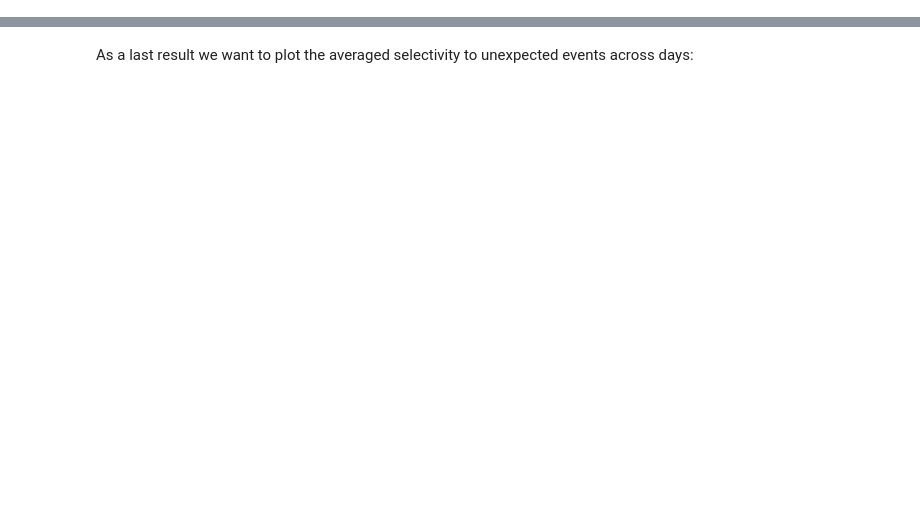
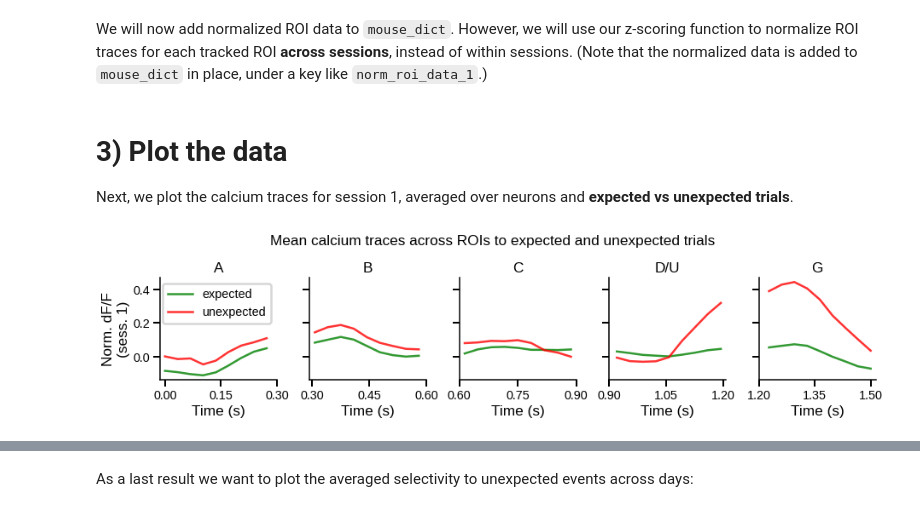
Before and after one commit to colleenjg/OpenScope_CA_Analysis, a Jupyter notebook: minihack/mini_hackhathon.ipynb, the cells around one changed output, grey strips where cells are left out. Saved outputs shown, nothing was run; the diff lists cells and outputs as text; code cells hidden in the pictures; blank space fills up the shorter version.

```diff
--- a/minihack/mini_hackhathon.ipynb
+++ b/minihack/mini_hackhathon.ipynb
@@ -195,0 +33,5 @@ Text(0.5, 1.0, 'G')
+# %%
+logger_util.format_all(level='info') # set logging level
+plot_util.linclab_plt_defaults() # set plotting defaults
+pd.options.display.max_columns = None # show all dataframe columns
+dataset_path = Path("../../data/OSCA_NWB") # set path to the dataset
@@ -195,0 +96,7 @@ Text(0.5, 1.0, 'G')
+# %%
+sess, roi_indices, roi_timestamps, roi_data, gabor_seg_dict = get_calcium_traces(
+    sess_n=1,
+    mouse_n=4,
+    tracked=False,
+    dataset_path=dataset_path
+)
@@ -195,0 +208,20 @@ Text(0.5, 1.0, 'G')
+# %%
+def collect_data_across_sessions(mouse_n, tracked=True, dataset_path=None):
+
+    mouse_data = dict()
+    data_keys = ["sess", "roi_indices", "roi_timestamps", "roi_data", "gabor_seg_dict"]
+    for s, sess_n in enumerate(range(1, 4)):
+        sess, roi_indices, roi_timestamps, roi_data, gabor_seg_dict = get_calcium_traces(
+            sess_n=sess_n, mouse_n=mouse_n, scale=False, tracked=tracked, dataset_path=dataset_path
+        )
+
+        mouse_data[f"sess_{sess_n}"] = sess
+        mouse_data[f"roi_indices_{sess_n}"] = roi_indices
+        mouse_data[f"roi_timestamps_{sess_n}"] = roi_timestamps
+        mouse_data[f"roi_data_{sess_n}"] = roi_data
+        mouse_data[f"gabor_seg_dict_{sess_n}"] = gabor_seg_dict
+
+    return mouse_data
+# %%
+mouse_data = collect_data_across_sessions(4, tracked=True, dataset_path=dataset_path)
+print("\nData is stored under the following keys:\n    - {}".format("\n    - ".join(mouse_data.keys())))
@@ -195,0 +246,2 @@ Text(0.5, 1.0, 'G')
+# %% [markdown]
+We will now add normalized ROI data to `mouse_dict`. However, we will use our z-scoring function to normalize ROI traces for each tracked ROI **across sessions**, instead of within sessions. (Note that the normalized data is added to `mouse_dict` in place, under a key like `norm_roi_data_1`.)
@@ -195,0 +270,4 @@ Text(0.5, 1.0, 'G')
+# %% [markdown]
+# 3) Plot the data
+
+Next, we plot the calcium traces for session 1, averaged over neurons and **expected vs unexpected trials**.
@@ -195,0 +333,4 @@ Text(0.5, 1.0, 'G')
+# %%
+plot_exp_unexp_traces(mouse_data, sess_ns=1)
+# %% [output]
+[figure, added]
```
Also changed, not shown: parts of 57 cells of this notebook, 2 other files.
